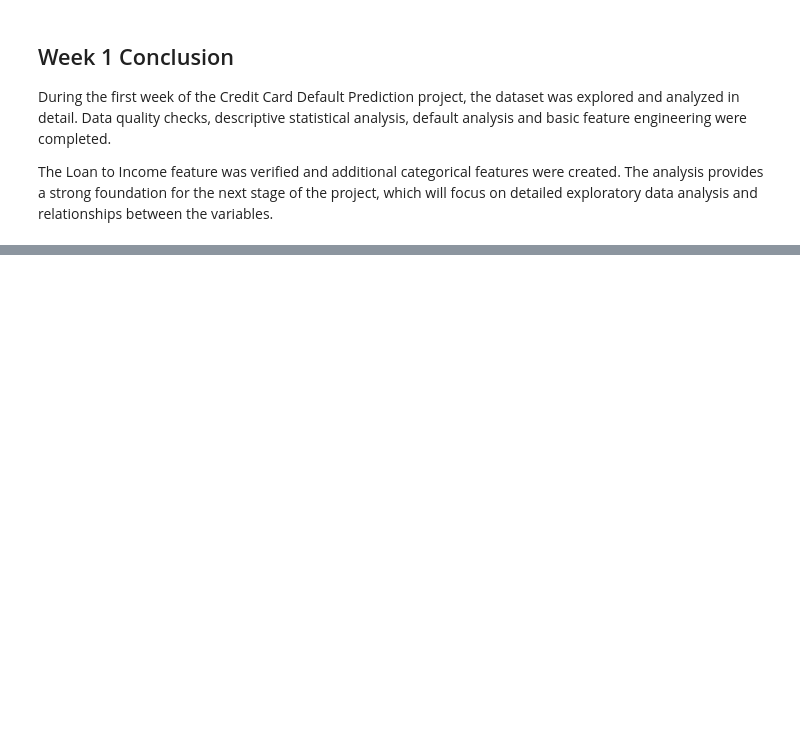
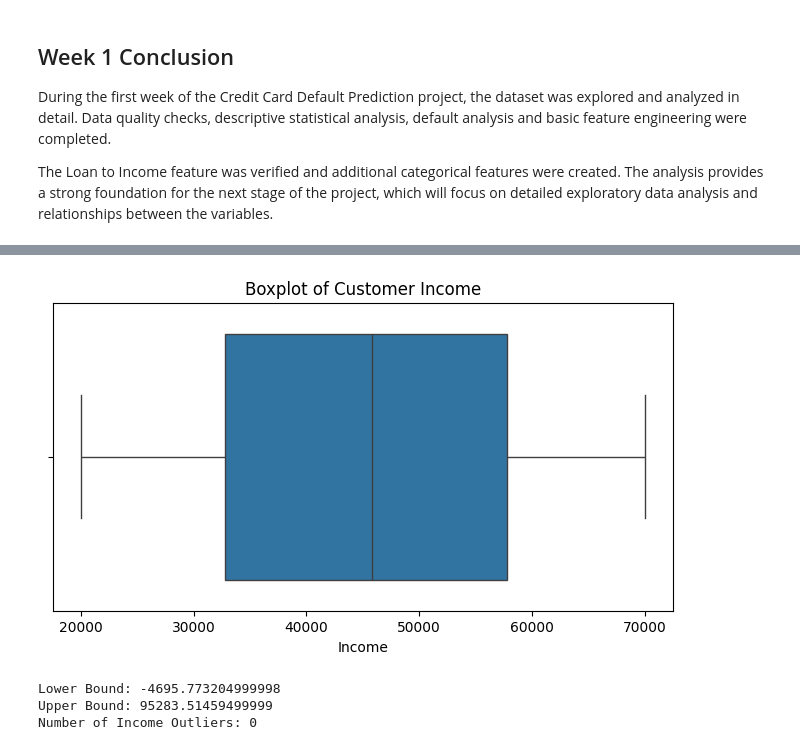
Before and after one commit to amisharout716-svg/Credit-Card-Default-, a Jupyter notebook: Credit_Card_Default_Prediction.ipynb, the cells around one changed output, grey strips where cells are left out. Saved outputs shown, nothing was run; the diff lists cells and outputs as text; code cells hidden in the pictures; blank space fills up the shorter version.

```diff
--- a/Credit_Card_Default_Prediction.ipynb
+++ b/Credit_Card_Default_Prediction.ipynb
@@ -2099,0 +2200,30 @@ The Loan to Income feature was verified and additional categorical features were
+# %%
+plt.figure(figsize=(8,4))
+
+sns.boxplot(
+    data=df,
+    x='Income'
+)
+
+plt.title('Boxplot of Customer Income')
+plt.xlabel('Income')
+
+plt.show()
+# %% [output]
+[figure, added]
+# %%
+lower_income = Q1 - 1.5 * income_IQR
+upper_income = Q3 + 1.5 * income_IQR
+
+income_outliers = df[
+    (df['Income'] < lower_income) |
+    (df['Income'] > upper_income)
+]
+
+print("Lower Bound:", lower_income)
+print("Upper Bound:", upper_income)
+print("Number of Income Outliers:", len(income_outliers))
+# %% [output]
+Lower Bound: -4695.773204999998
+Upper Bound: 95283.51459499999
+Number of Income Outliers: 0
```
Also changed, not shown: parts of 24 cells of this notebook.
